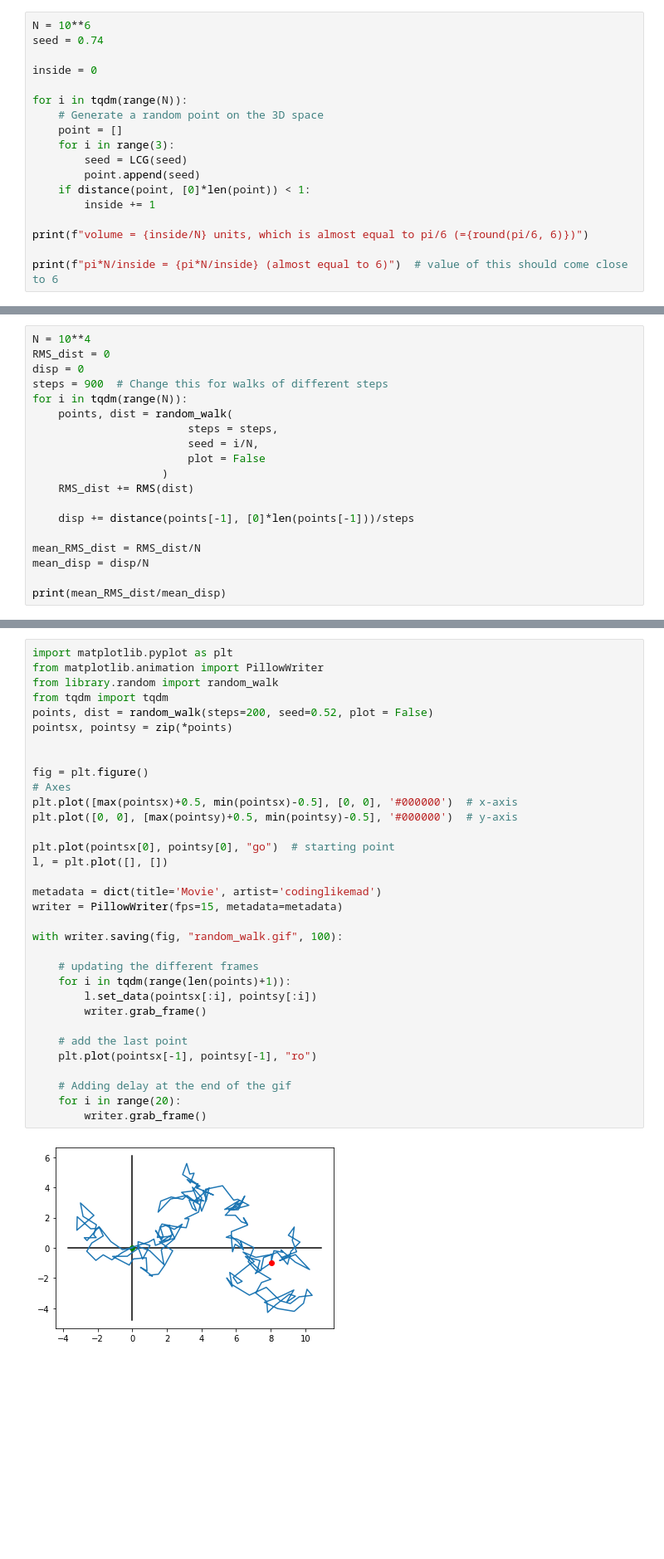
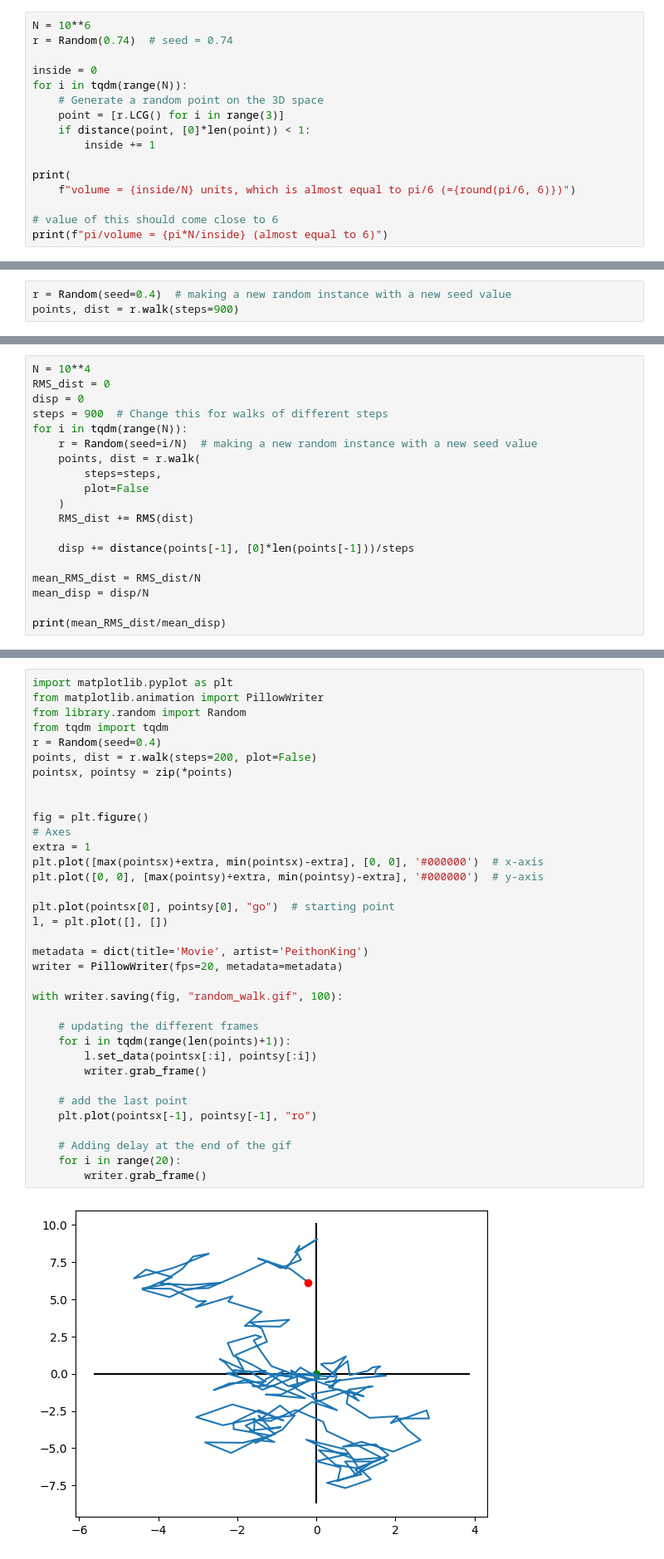
Before and after one commit to PeithonKing/comp_phys_P346, a Jupyter notebook: 2.assign2_rand.ipynb, the cells around one changed output, grey strips where cells are left out. Shown at 83% size. Saved outputs shown, nothing was run; the diff lists cells and outputs as text; blank space fills up the shorter version.

```diff
--- a/2.assign2_rand.ipynb
+++ b/2.assign2_rand.ipynb
@@ -26,20 +34,18 @@ from tqdm import tqdm  # Just helps us get a progress bar for loops
 from math import pi  # Used for comparizon purposes only
 # %%
 N = 10**6
-seed = 0.74
+r = Random(0.74)  # seed = 0.74
 
 inside = 0
-
 for i in tqdm(range(N)):
     # Generate a random point on the 3D space
-    point = []
-    for i in range(3):
-        seed = LCG(seed)
-        point.append(seed)
+    point = [r.LCG() for i in range(3)]
     if distance(point, [0]*len(point)) < 1:
         inside += 1
 
-print(f"volume = {inside/N} units, which is almost equal to pi/6 (={round(pi/6, 6)})")
+print(
+    f"volume = {inside/N} units, which is almost equal to pi/6 (={round(pi/6, 6)})")
 
-print(f"pi*N/inside = {pi*N/inside} (almost equal to 6)")  # value of this should come close to 6
+# value of this should come close to 6
+print(f"pi/volume = {pi*N/inside} (almost equal to 6)")
 # %% [output]
@@ -68,0 +75,3 @@ points, dist = random_walk(steps=900, seed=0.4)
+# %%
+r = Random(seed=0.4)  # making a new random instance with a new seed value
+points, dist = r.walk(steps=900)
@@ -72,11 +83,11 @@ RMS_dist = 0
 disp = 0
 steps = 900  # Change this for walks of different steps
 for i in tqdm(range(N)):
-    points, dist = random_walk(
-                        steps = steps,
-                        seed = i/N,
-                        plot = False
-                    )
+    r = Random(seed=i/N)  # making a new random instance with a new seed value
+    points, dist = r.walk(
+        steps=steps,
+        plot=False
+    )
     RMS_dist += RMS(dist)
 
     disp += distance(points[-1], [0]*len(points[-1]))/steps
@@ -99,35 +111,37 @@ Click on this link to view the GIF Created with the following code: [random_walk
 # %%
 import matplotlib.pyplot as plt
 from matplotlib.animation import PillowWriter
-from library.random import random_walk
+from library.random import Random
 from tqdm import tqdm
-points, dist = random_walk(steps=200, seed=0.52, plot = False)
+r = Random(seed=0.4)
+points, dist = r.walk(steps=200, plot=False)
 pointsx, pointsy = zip(*points)
 
 
 fig = plt.figure()
 # Axes
-plt.plot([max(pointsx)+0.5, min(pointsx)-0.5], [0, 0], '#000000')  # x-axis
-plt.plot([0, 0], [max(pointsy)+0.5, min(pointsy)-0.5], '#000000')  # y-axis
+extra = 1
+plt.plot([max(pointsx)+extra, min(pointsx)-extra], [0, 0], '#000000')  # x-axis
+plt.plot([0, 0], [max(pointsy)+extra, min(pointsy)-extra], '#000000')  # y-axis
 
 plt.plot(pointsx[0], pointsy[0], "go")  # starting point
 l, = plt.plot([], [])
 
-metadata = dict(title='Movie', artist='codinglikemad')
-writer = PillowWriter(fps=15, metadata=metadata)
+metadata = dict(title='Movie', artist='PeithonKing')
+writer = PillowWriter(fps=20, metadata=metadata)
 
 with writer.saving(fig, "random_walk.gif", 100):
 
     # updating the different frames
     for i in tqdm(range(len(points)+1)):
         l.set_data(pointsx[:i], pointsy[:i])
         writer.grab_frame()
 
     # add the last point
     plt.plot(pointsx[-1], pointsy[-1], "ro")
 
     # Adding delay at the end of the gif
     for i in range(20):
         writer.grab_frame()
 # %% [output]
-[figure, old version]
+[figure, new version]
```
Also changed, not shown: parts of 16 cells of this notebook, 18 other files.
